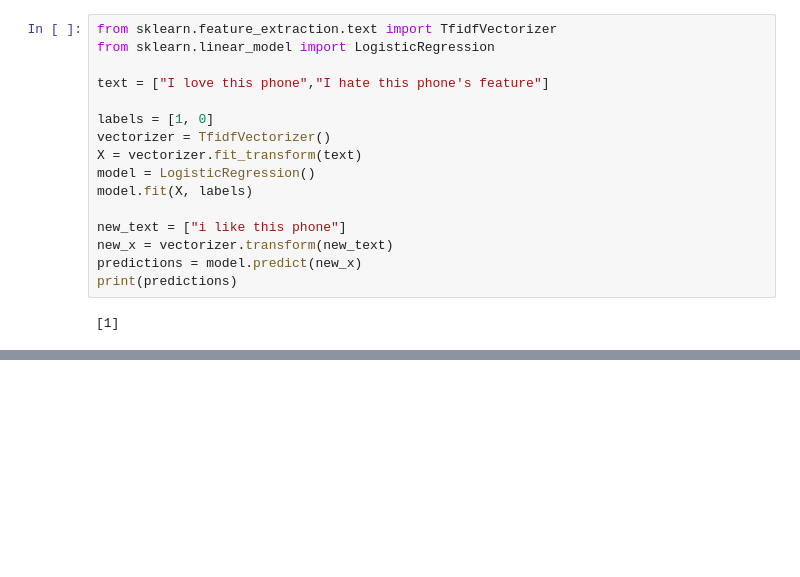
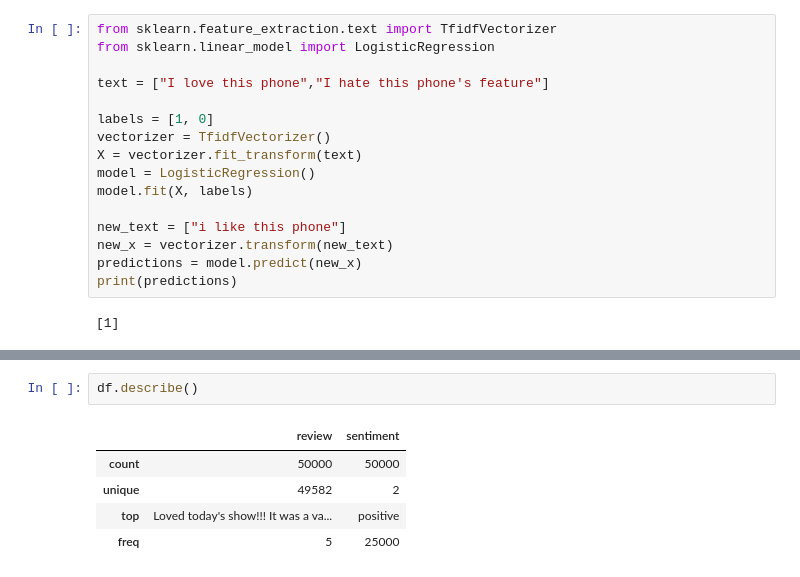
Before and after one commit to Jeevith252/ML_BASIC_PROJECT, a Jupyter notebook: NLP.ipynb, the cells around one changed output, grey strips where cells are left out. Drawn from its saved outputs; the diff is of its cells as text; blank space fills up the shorter version.

```diff
--- a/NLP.ipynb
+++ b/NLP.ipynb
@@ -102,0 +159,8 @@ print(predictions)
+# %%
+df.describe()
+# %% [output]
+|  | review | sentiment |
+| count | 50000 | 50000 |
+| unique | 49582 | 2 |
+| top | Loved today's show!!! It was a va... | positive |
+| freq | 5 | 25000 |
```
Also changed, not shown: parts of 17 cells of this notebook.
